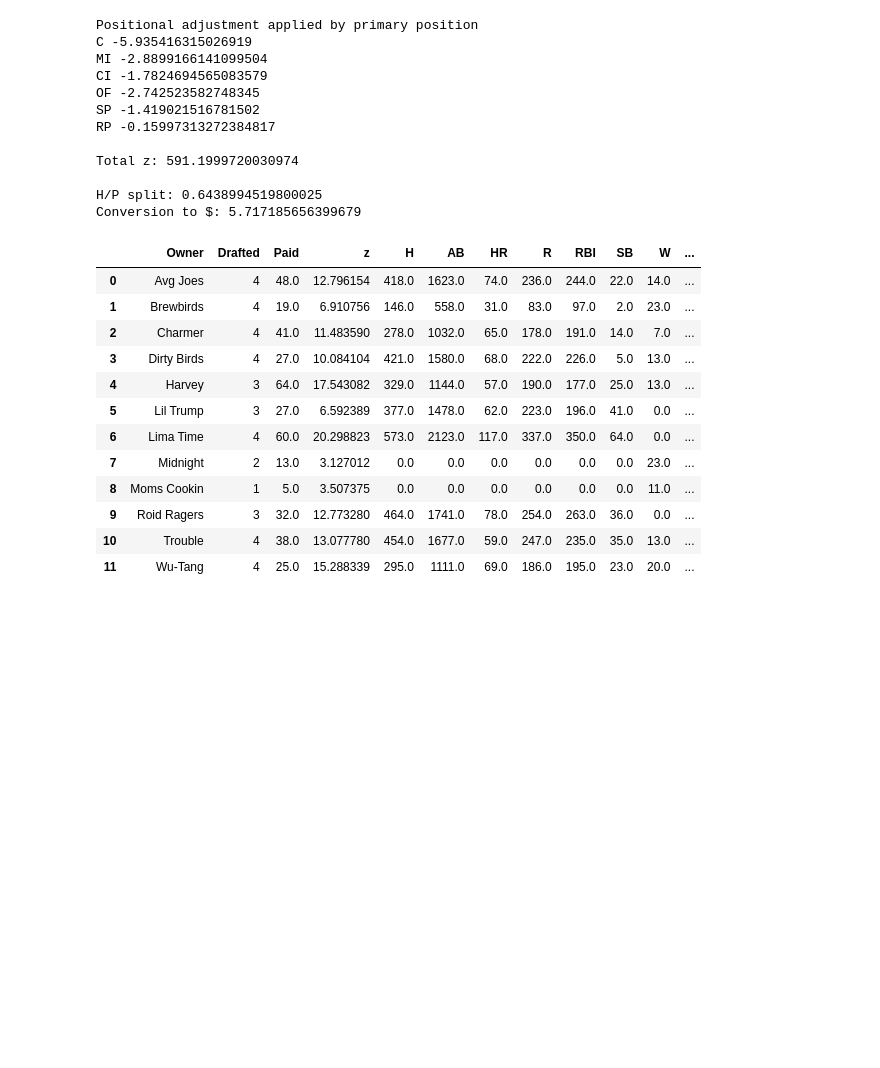
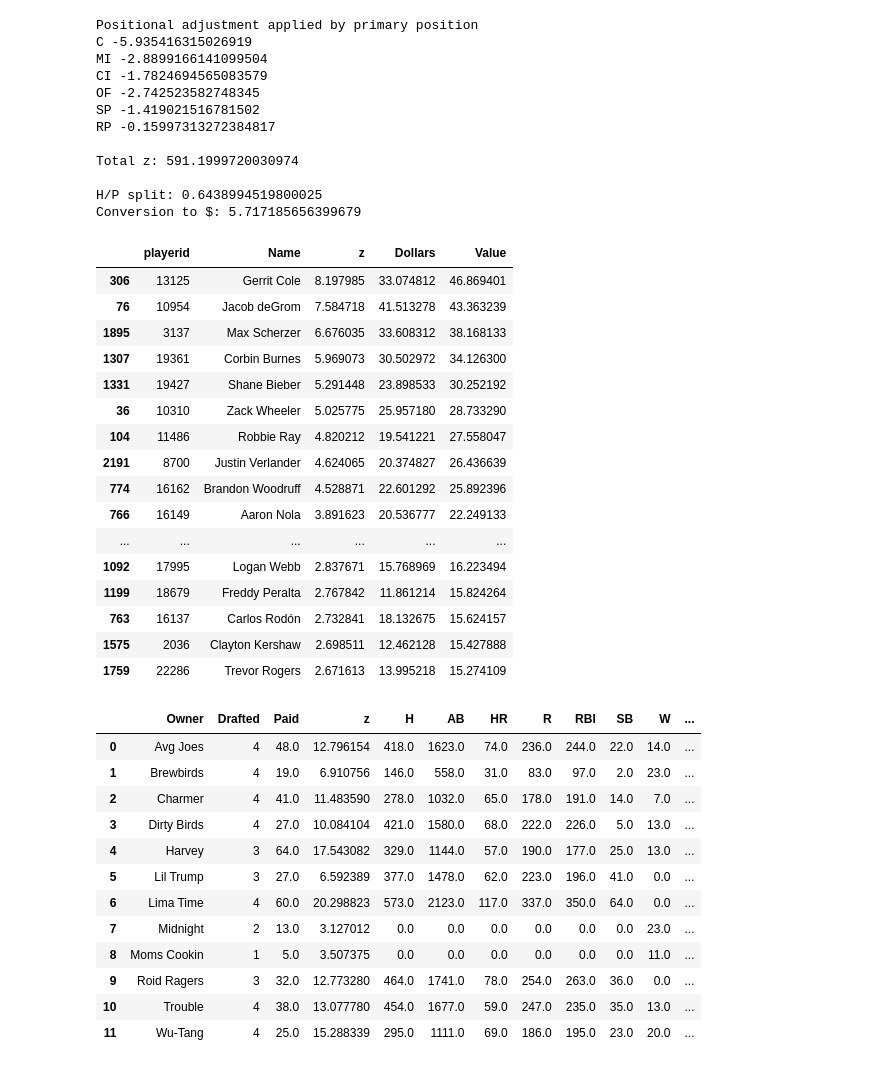
Before and after one commit to haueter19/baseball, a Jupyter notebook: Fantasy Work.ipynb, the cells around one changed output. Cells and saved outputs as stored; diff of their text form; code cells hidden in the pictures; blank space fills up the shorter version.

```diff
--- a/Fantasy Work.ipynb
+++ b/Fantasy Work.ipynb
@@ -265,6 +265,26 @@ Total z: 591.1999720030974
 
 H/P split: 0.6438994519800025
 Conversion to $: 5.717185656399679
+# %%
+b[b['Pos'].str.contains('SP')][['playerid', 'Name', 'z', 'Dollars', 'Value']].sort_values('Value', ascending=False).drop_duplicates('playerid').head(27)
+# %% [output]
+|  | playerid | Name | z | Dollars | Value |
+| 306 | 13125 | Gerrit Cole | 8.197985 | 33.074812 | 46.869401 |
+| 76 | 10954 | Jacob deGrom | 7.584718 | 41.513278 | 43.363239 |
+| 1895 | 3137 | Max Scherzer | 6.676035 | 33.608312 | 38.168133 |
+| 1307 | 19361 | Corbin Burnes | 5.969073 | 30.502972 | 34.126300 |
+| 1331 | 19427 | Shane Bieber | 5.291448 | 23.898533 | 30.252192 |
+| 36 | 10310 | Zack Wheeler | 5.025775 | 25.957180 | 28.733290 |
+| 104 | 11486 | Robbie Ray | 4.820212 | 19.541221 | 27.558047 |
+| 2191 | 8700 | Justin Verlander | 4.624065 | 20.374827 | 26.436639 |
+| 774 | 16162 | Brandon Woodruff | 4.528871 | 22.601292 | 25.892396 |
+| 766 | 16149 | Aaron Nola | 3.891623 | 20.536777 | 22.249133 |
+| ... | ... | ... | ... | ... | ... |
+| 1092 | 17995 | Logan Webb | 2.837671 | 15.768969 | 16.223494 |
+| 1199 | 18679 | Freddy Peralta | 2.767842 | 11.861214 | 15.824264 |
+| 763 | 16137 | Carlos Rodón | 2.732841 | 18.132675 | 15.624157 |
+| 1575 | 2036 | Clayton Kershaw | 2.698511 | 12.462128 | 15.427888 |
+| 1759 | 22286 | Trevor Rogers | 2.671613 | 13.995218 | 15.274109 |
 # %%
 # Uploads data to table
 #b.set_index('playerid')[['Name', 'Team', 'Pos', 'Primary_Pos', 'G', 'GS', 'PA', 'AB', 'H', 'HR', 'R', 'RBI', 'SB', 'BA', 'IP', 'Outs', 'HA', 'BB', 'ER', 'W', 'SO', 'Sv+Hld', 'ERA', 'WHIP', 'K/9', 'Dollars', 'z', 'Value', 'Paid', 'Owner', 'Used', 'Timestamp', 'zBA', 'zHR', 'zR', 'zRBI', 'zSB', 'zERA', 'zWHIP', 'zW', 'zSO', 'zSv+Hld']].to_sql('players', engine, if_exists='replace')
```
Also changed, not shown: parts of 14 cells of this notebook.
